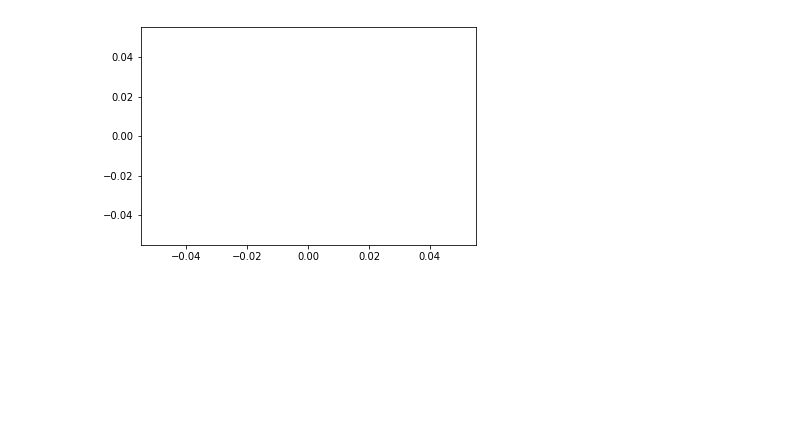
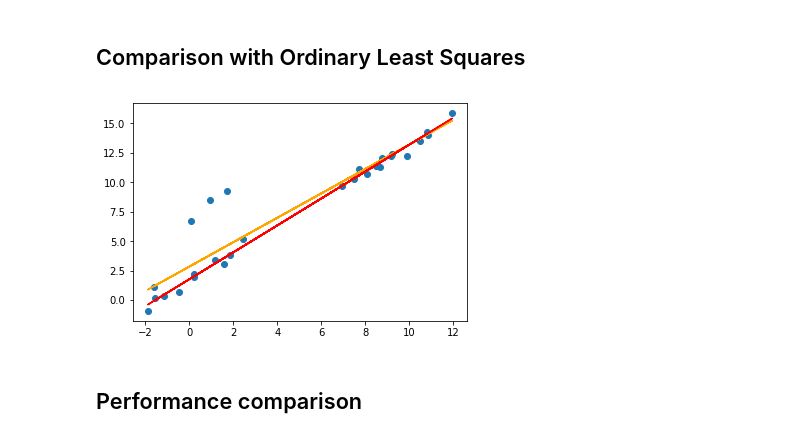
Before and after one commit to p3ml/recipes, a Jupyter notebook: Regularized Least Squares Optimization.ipynb, the cells around one changed output. Cells and saved outputs as stored; diff of their text form; code cells hidden in the pictures; blank space fills up the shorter version.

Commit message:
Add some sample data and comparisons

```diff
--- a/Regularized Least Squares Optimization.ipynb
+++ b/Regularized Least Squares Optimization.ipynb
@@ -27,5 +37,27 @@ def rlsq_solution_V3(X, y, l):
     return w
-# %%
-plt.plot();
-# %% [output]
-[figure, removed]
+# %% [markdown]
+## Comparison with Ordinary Least Squares
+# %%
+def create_data(n, xmin=-2, xmax=12, a=1.1, b=2.0):
+    x = rnd.random(n) * (xmax - xmin) + xmin
+    y = a * x + b + rnd.randn(n) * 0.5
+    return x, y
+# %%
+x, y = create_data(25)
+noise_x, noise_y = create_data(3, 0, 2, 1.1, 7)
+x = np.concatenate([x, noise_x])
+y = np.concatenate([y, noise_y])
+# %%
+X = np.vander(x, 2)
+
+wo = la.lstsq(X, y        )[0]; yo = X.dot(wo)
+wr = sla.lsqr(X, y, damp=3)[0]; yr = X.dot(wr)
+
+plt.plot(x, y, 'o')
+plt.plot(x, yo,  '-', color='orange')
+plt.plot(x, yr, '-', color='red')
+plt.show()
+# %% [output]
+[figure, added]
+# %% [markdown]
+## Performance comparison
```
Also changed, not shown: parts of 13 cells of this notebook.
